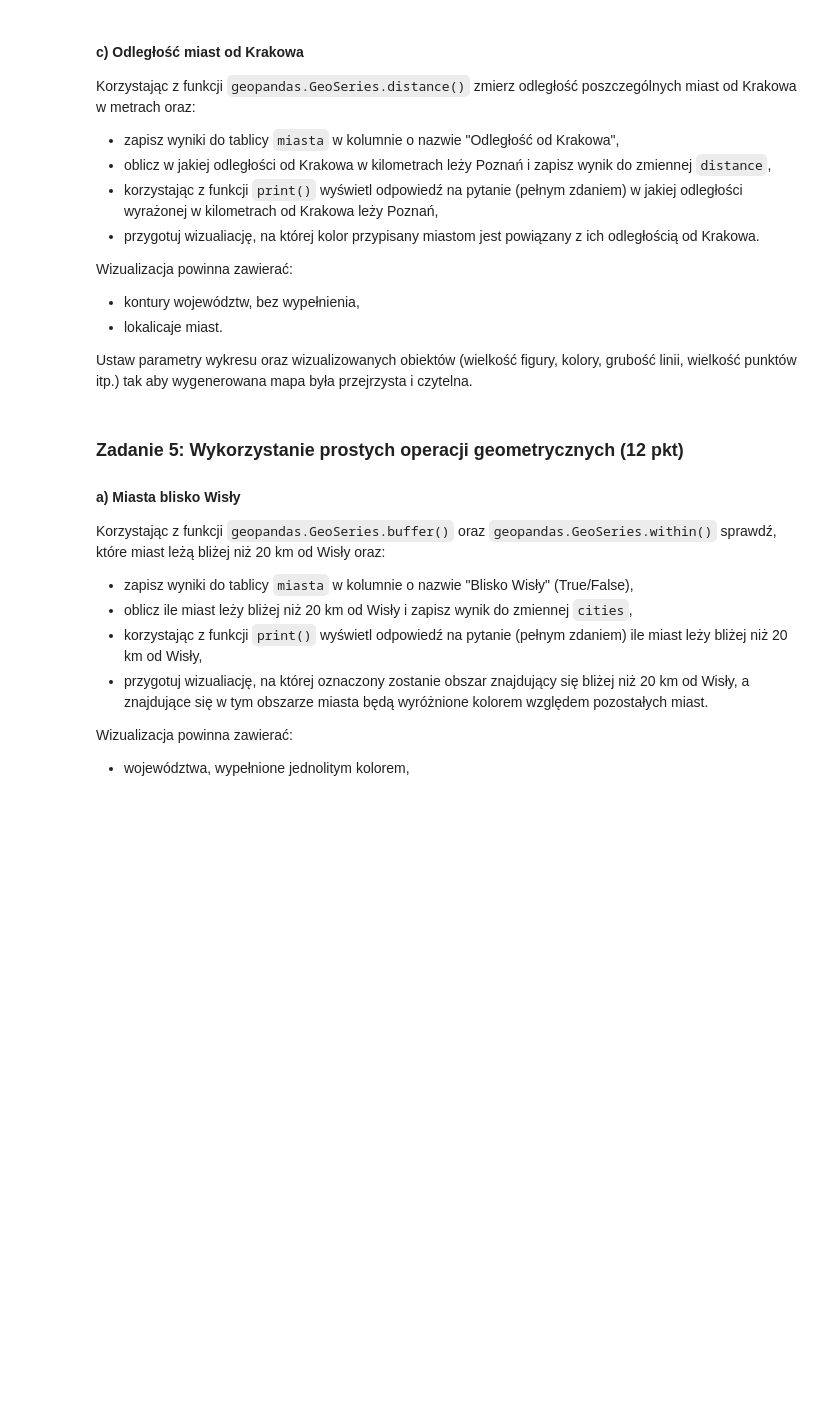
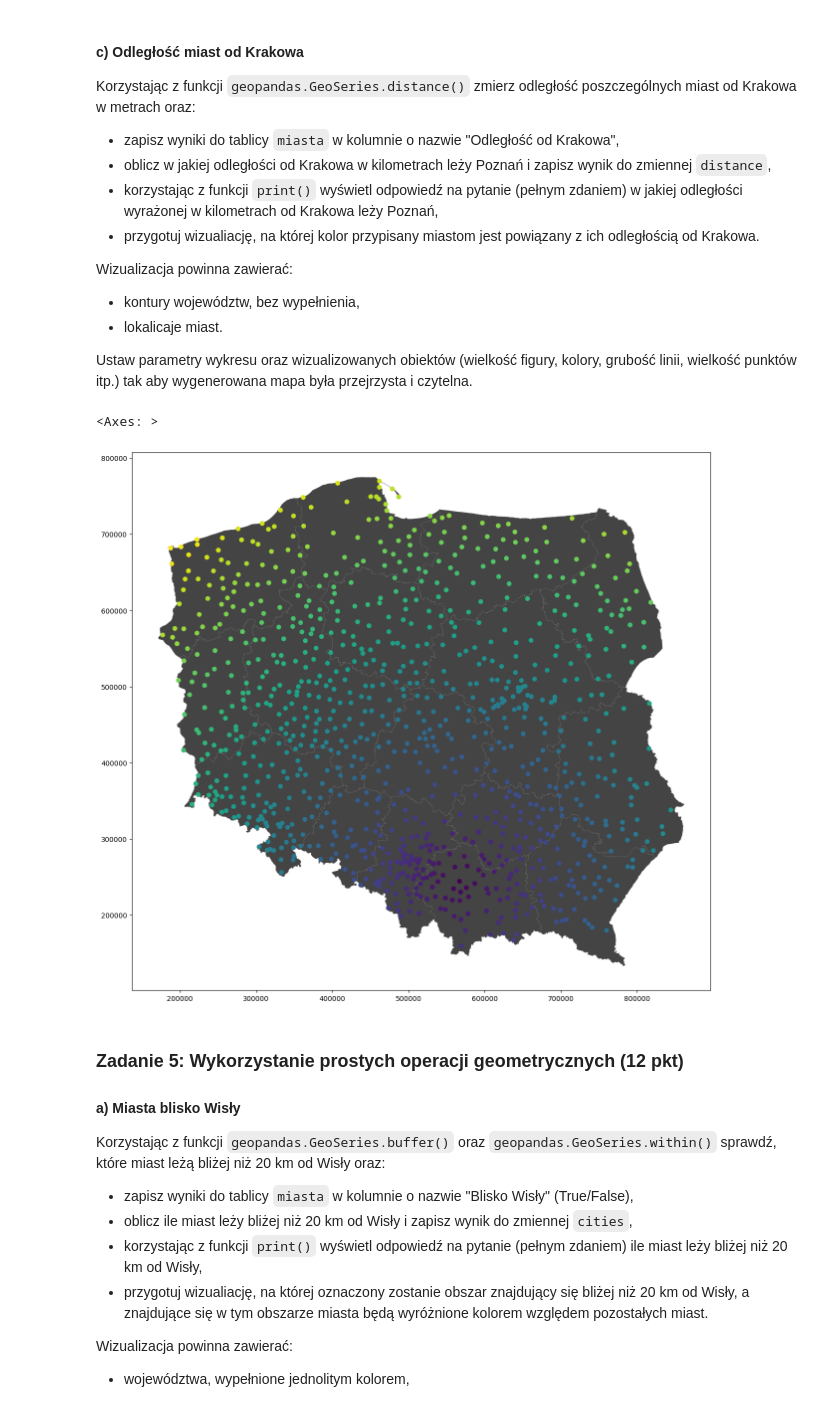
Before and after one commit to ArsBeneMoriendi/analiza_danych_przestrzennych, a Jupyter notebook: ZZ07/ZZ07.ipynb, the cells around one changed output. Saved outputs shown, nothing was run; the diff lists cells and outputs as text; code cells hidden in the pictures; blank space fills up the shorter version.

```diff
--- a/ZZ07/ZZ07.ipynb
+++ b/ZZ07/ZZ07.ipynb
@@ -166,9 +184,9 @@ Wizualizacja powinna zawierać:
 
 Ustaw parametry wykresu oraz wizualizowanych obiektów (wielkość figury, kolory, grubość linii, wielkość punktów itp.) tak aby wygenerowana mapa była przejrzysta i czytelna.
 # %%
-# Obliczenia
-# YOUR CODE HERE
-raise NotImplementedError()
+krakow = miasta.loc[miasta["Nazwa"]=="Kraków","geometry"].reset_index(drop=True)[0]
+miasta["Odległość od Krakowa"] = miasta.distance(krakow)
+distance =  miasta.loc[miasta["Nazwa"]=="Poznań","Odległość od Krakowa"].reset_index(drop=True)[0]/1000
 # %%
 # Komórka testowa
 assert np.isclose(miasta["Odległość od Krakowa"].min(), 0.0)
@@ -176,9 +194,12 @@ assert np.isclose(miasta["Odległość od Krakowa"].max(), 579020.726082644)
 assert np.isclose(miasta["Odległość od Krakowa"].mean(), 271127.08178774477)
 assert np.isclose(distance, 334.60495145299524)
 # %%
-# Wizualizacja
-# YOUR CODE HERE
-raise NotImplementedError()
+fig, ax = plt.subplots(figsize=(15, 15))
+wojewodztwa.plot(ax=ax, color="#444444")
+miasta.plot(ax=ax, column="Odległość od Krakowa")
+# %% [output]
+<Axes: >
+[figure, added]
 # %% [markdown]
 ### Zadanie 5: Wykorzystanie prostych operacji geometrycznych (12 pkt)
 
```
Also changed, not shown: parts of 12 cells of this notebook.
